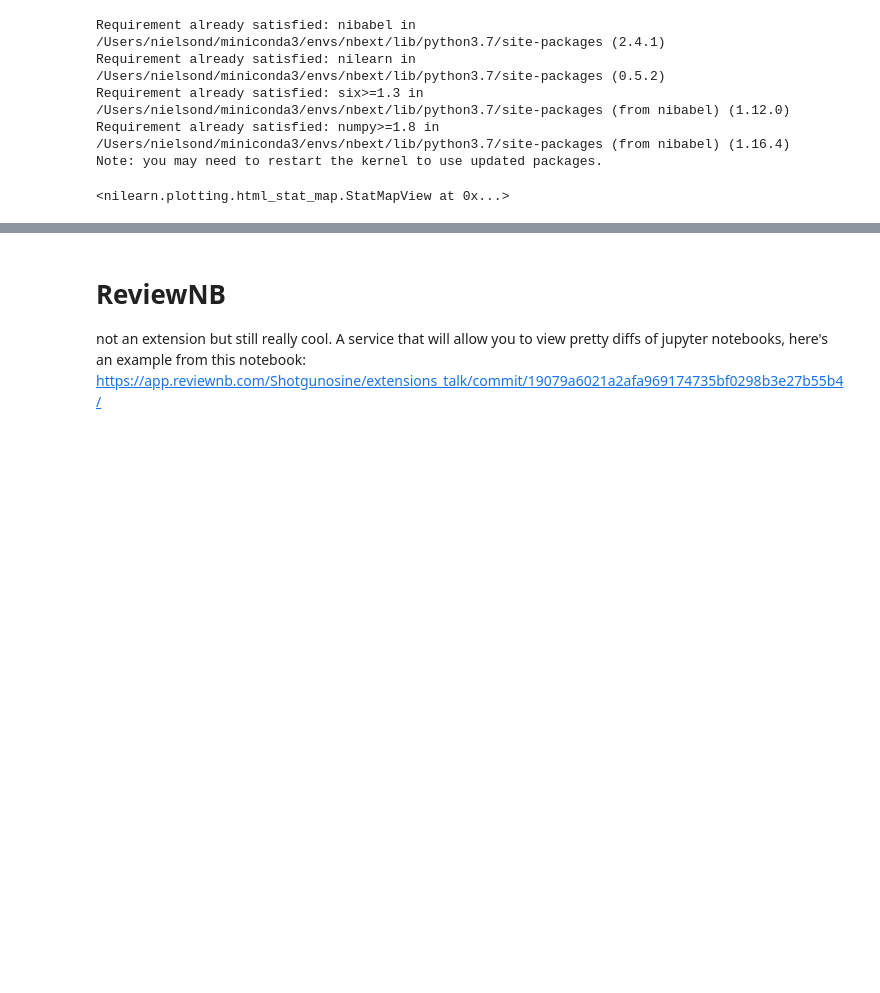
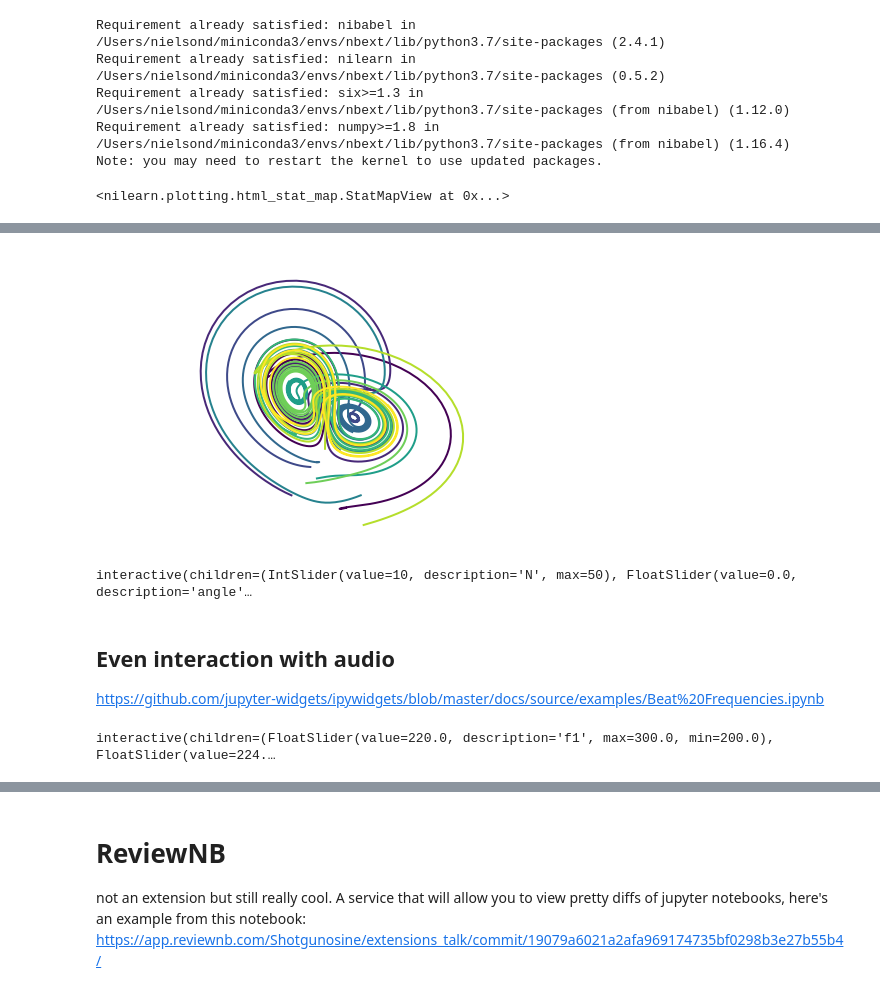
Before and after one commit to Shotgunosine/extensions_talk, a Jupyter notebook: nbextensions_demo.ipynb, the cells around one changed output, grey strips where cells are left out. Drawn from its saved outputs; the diff is of its cells as text; code cells hidden in the pictures; blank space fills up the shorter version.

Commit message:
add widgets

```diff
--- a/nbextensions_demo.ipynb
+++ b/nbextensions_demo.ipynb
@@ -117,0 +174,13 @@ plotting.view_img(img, threshold=2, vmax=4, cut_coords=[-42, -16, 52],
+# %%
+t, x_t = solve_lorenz(angle=0, N=10)
+# %% [output]
+[figure, added]
+# %%
+w = interactive(solve_lorenz, angle=(0.,360.), max_time=(0.1, 4.0),
+                N=(0,50), sigma=(0.0,50.0), rho=(0.0,50.0))
+display(w)
+# %% [output]
+interactive(children=(IntSlider(value=10, description='N', max=50), FloatSlider(value=0.0, description='angle'…
+# %% [markdown]
+## Even interaction with audio
+https://github.com/jupyter-widgets/ipywidgets/blob/master/docs/source/examples/Beat%20Frequencies.ipynb
@@ -117,0 +202,6 @@ plotting.view_img(img, threshold=2, vmax=4, cut_coords=[-42, -16, 52],
+# %%
+
+v = interactive(beat_freq, f1=(200.0,300.0), f2=(200.0,300.0))
+display(v)
+# %% [output]
+interactive(children=(FloatSlider(value=220.0, description='f1', max=300.0, min=200.0), FloatSlider(value=224.…
```
Also changed, not shown: parts of 6 cells of this notebook, 1 other file.
